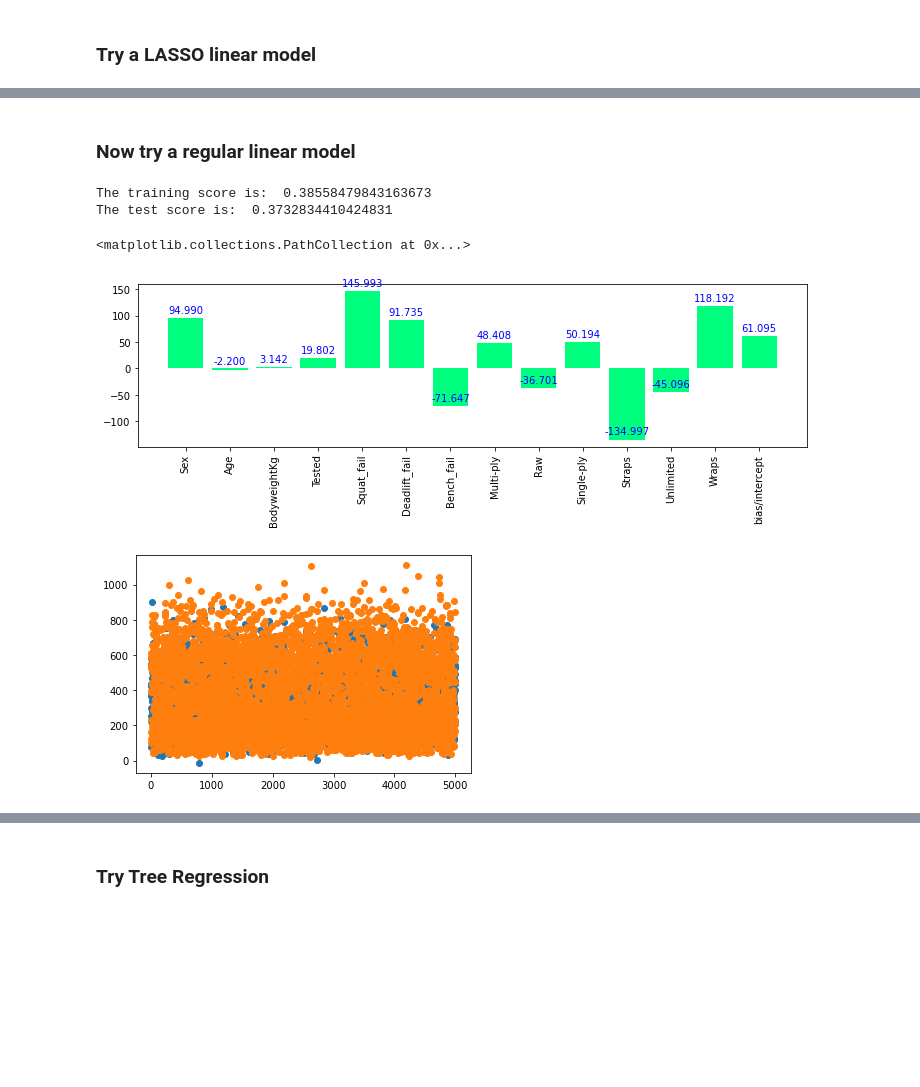
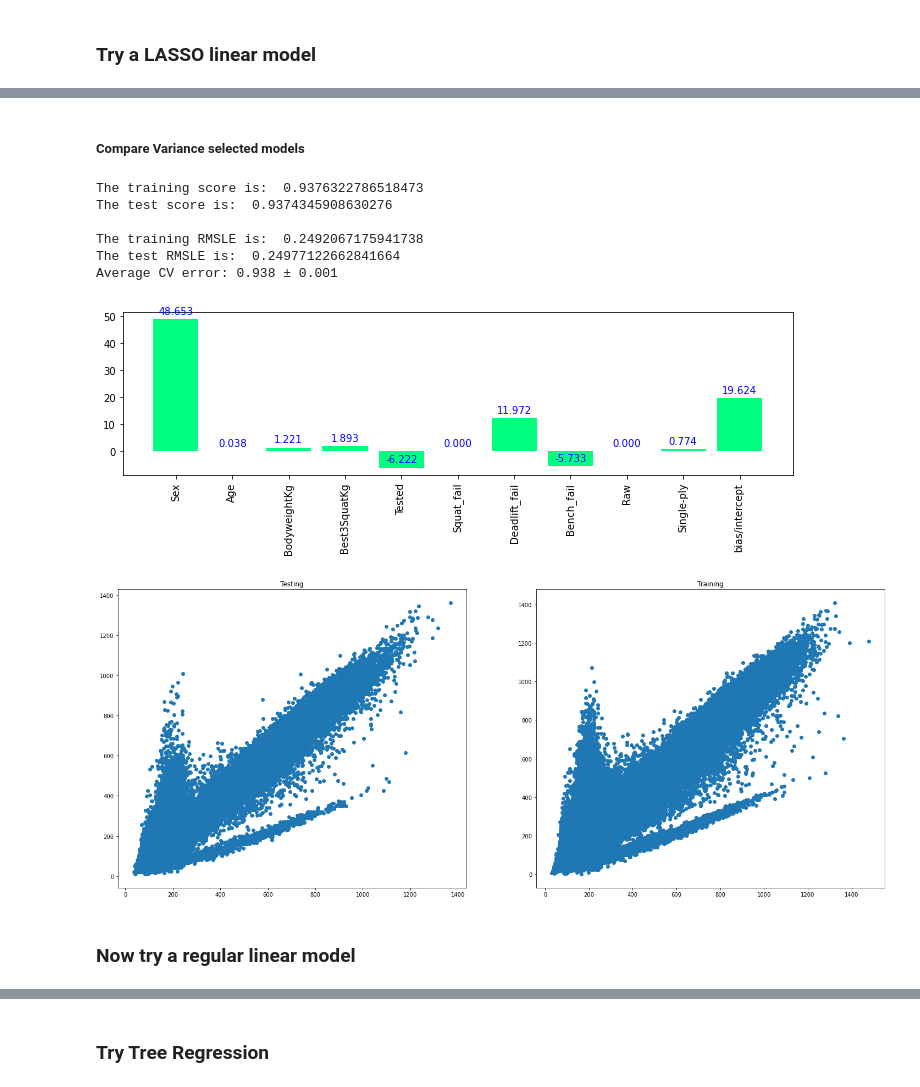
Before and after one commit to pbounds10/applliedML-5156_project, a Jupyter notebook: src/powerlifting.ipynb, the cells around one changed output, grey strips where cells are left out. Saved outputs shown, nothing was run; the diff lists cells and outputs as text; code cells hidden in the pictures; blank space fills up the shorter version.

```diff
--- a/src/powerlifting.ipynb
+++ b/src/powerlifting.ipynb
@@ -522,29 +629,22 @@ The test score is:  0.3742975870215869
+# %% [markdown]
+##### Compare Variance selected models
+# %%
+
+las = Lasso(alpha=1,random_state=0)
+
+linmodeltester(las,data_variance_feat)
+
+scores = cross_val_score(las, X_train_vt, t_train_vt, cv=10)
+
+print(u"Average CV error: {:.3f} \u00B1 {:.3f}".format(scores.mean(), scores.std()))
+# %% [output]
+The training score is:  0.9376322786518473
+The test score is:  0.9374345908630276
+
+The training RMSLE is:  0.2492067175941738
+The test RMSLE is:  0.24977122662841664
+Average CV error: 0.938 ± 0.001
+[figure, added]
+[figure, added]
 # %% [markdown]
 ### Now try a regular linear model
-# %%
-from sklearn.linear_model import LinearRegression
-
-linreg = LinearRegression()
-
-linreg.fit(X_train[0:num_plot],t_train[0:num_plot])
-
-train_score =  linreg.score(X_train[0:num_plot],t_train[0:num_plot])
-
-test_score = linreg.score(X_test[0:num_plot],t_test[0:num_plot])
-
-y_test = linreg.predict(X_test[0:num_plot])
-
-print('The training score is: ', train_score)
-print('The test score is: ', test_score)
-
-show_weights(linreg,df_features.columns.values)
-
-plt.figure()
-plt.scatter(range(0,num_plot),y_test[0:num_plot])
-plt.scatter(range(0,num_plot),t_test[0:num_plot])
-# %% [output]
-The training score is:  0.38558479843163673
-The test score is:  0.3732834410424831
-<matplotlib.collections.PathCollection at 0x...>
-[figure, removed]
-[figure, removed]
```
Also changed, not shown: parts of 39 cells of this notebook.
